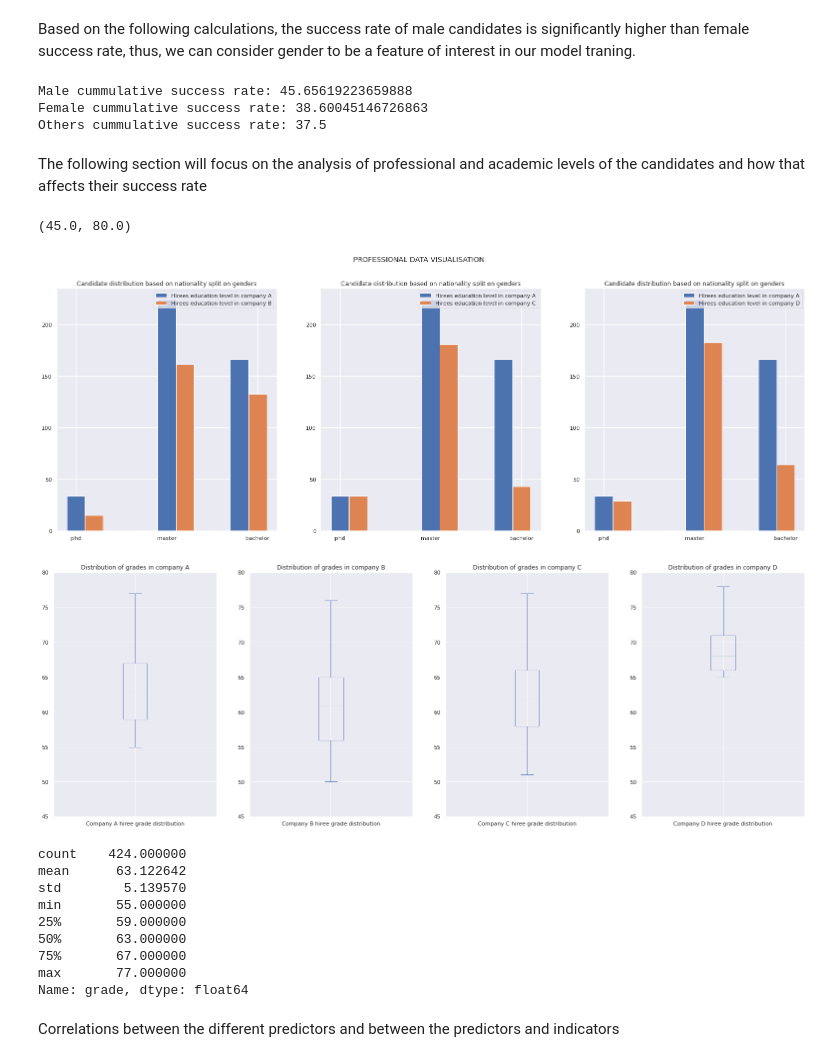
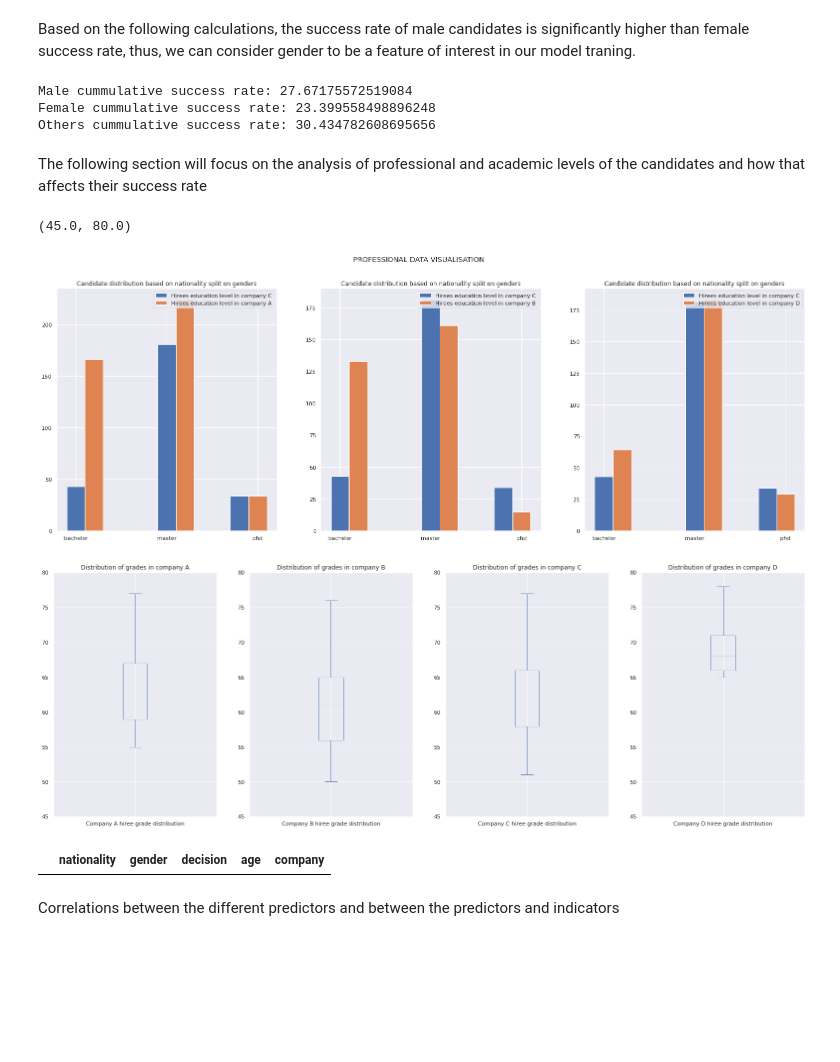
Before and after one commit to andrei-calin-dragomir/AdvisoryReportIDS, a Jupyter notebook: processing.ipynb, the cells around one changed output. Drawn from its saved outputs; the diff is of its cells as text; code cells hidden in the pictures; blank space fills up the shorter version.

```diff
--- a/processing.ipynb
+++ b/processing.ipynb
@@ -139,22 +130,22 @@ ax9.legend()
 # %% [markdown]
 Based on the following calculations, the success rate of male candidates is significantly higher than female success rate, thus, we can consider gender to be a feature of interest in our model traning.
 # %%
-maleDataFrame = demographicDataFrame.query("gender == 'male' and company == 'A'")
+maleDataFrame = demographicDataFrame.query("gender == 'male' and company == 'C'")
 maleSuccessRate = (maleDataFrame[maleDataFrame['decision']].value_counts()/ maleDataFrame['decision'].count()) * 100
 
-femaleDataFrame = demographicDataFrame.query("gender == 'female' and company == 'A'")
+femaleDataFrame = demographicDataFrame.query("gender == 'female' and company == 'C'")
 femaleSuccessRate = (femaleDataFrame[femaleDataFrame['decision']].value_counts()/ femaleDataFrame['decision'].count()) * 100
 
-otherDataFrame = demographicDataFrame.query("gender == 'other' and company == 'A'")
+otherDataFrame = demographicDataFrame.query("gender == 'other' and company == 'C'")
 otherSuccessRate = (otherDataFrame[otherDataFrame['decision']].value_counts()/ otherDataFrame['decision'].count()) * 100
 
 print("Male cummulative success rate: " + str(maleSuccessRate.sum()))
 print("Female cummulative success rate: " + str(femaleSuccessRate.sum()))
 print("Others cummulative success rate: " + str(otherSuccessRate.sum()))
 # %% [output]
-Male cummulative success rate: 45.65619223659888
-Female cummulative success rate: 38.60045146726863
-Others cummulative success rate: 37.5
+Male cummulative success rate: 27.67175572519084
+Female cummulative success rate: 23.399558498896248
+Others cummulative success rate: 30.434782608695656
 # %% [markdown]
 The following section will focus on the analysis of professional and academic levels of the candidates and how that affects their success rate
 # %%
@@ -167,61 +158,49 @@ fig.suptitle('PROFESSIONAL DATA VISUALISATION')
 fig.set_figwidth(27)
 fig.set_figheight(9)
 
-ax1.hist(professionalDataFrame.query("decision and company == 'A'")['degree'], align='left', label="Hirees education level in company A")
-ax1.hist(professionalDataFrame.query("decision and company == 'B'")['degree'], align='right', label="Hirees education level in company B")
+ax1.hist(professionalDataFrame.query("decision and company == 'C'")['degree'], align='left', label="Hirees education level in company C")
+ax1.hist(professionalDataFrame.query("decision and company == 'A'")['degree'], align='right', label="Hirees education level in company A")
 ax1.set_title("Candidate distribution based on nationality split on genders")
 ax1.legend()
 
-ax2.hist(professionalDataFrame.query("decision and company == 'A'")['degree'], align='left',label="Hirees education level in company A")
-ax2.hist(professionalDataFrame.query("decision and company == 'C'")['degree'], align='right',label="Hirees education level in company C")
+ax2.hist(professionalDataFrame.query("decision and company == 'C'")['degree'], align='left',label="Hirees education level in company C")
+ax2.hist(professionalDataFrame.query("decision and company == 'B'")['degree'], align='right',label="Hirees education level in company B")
 ax2.set_title("Candidate distribution based on nationality split on genders")
 ax2.legend()
 
-ax3.hist(professionalDataFrame.query("decision and company == 'A'")['degree'], align='left', label="Hirees education level in company A")
+ax3.hist(professionalDataFrame.query("decision and company == 'C'")['degree'], align='left', label="Hirees education level in company C")
 ax3.hist(professionalDataFrame.query("decision and company == 'D'")['degree'], align='right', label="Hirees education level in company D")
 ax3.set_title("Candidate distribution based on nationality split on genders")
 ax3.legend()
 
 fig, ((ax1, ax2, ax3, ax4)) = plt.subplots(1,4)
 fig.set_figwidth(27)
 fig.set_figheight(9)
 
 professionalDataFrame.query("decision and company == 'A'")['grade'].plot(kind='box', ax=ax1, label="Company A hiree grade distribution")
 ax1.set_title("Distribution of grades in company A")
 ax1.set_ylim(45,80)
 
 professionalDataFrame.query("decision and company == 'B'")['grade'].plot(kind='box', ax=ax2, label="Company B hiree grade distribution")
 ax2.set_title("Distribution of grades in company B")
 ax2.set_ylim(45,80)
 
 professionalDataFrame.query("decision and company == 'C'")['grade'].plot(kind='box', ax=ax3, label="Company C hiree grade distribution")
 ax3.set_title("Distribution of grades in company C")
 ax3.set_ylim(45,80)
 
 professionalDataFrame.query("decision and company == 'D'")['grade'].plot(kind='box', ax=ax4, label="Company D hiree grade distribution")
 ax4.set_title("Distribution of grades in company D")
 ax4.set_ylim(45,80)
 # %% [output]
 (45.0, 80.0)
-[figure, old version]
+[figure, new version]
 [figure]
 # %%
 #Explicit grade distribution and statistical information also shown in the first box plot above
-professionalDataFrame.query("decision and company == 'A'")['grade'].describe()
-
-#TODO How many people that have done the exact study have been hired in company A as opposed to the other companiess
-
-professionalDataFrame.query("decision and company == 'A'")['grade'].describe()
+professionalDataFrame.query("decision and company == 'C'")['grade'].describe()
 # %% [output]
-count    424.000000
-mean      63.122642
-std        5.139570
-min       55.000000
-25%       59.000000
-50%       63.000000
-75%       67.000000
-max       77.000000
-Name: grade, dtype: float64
+|  | nationality | gender | decision | age | company |
 # %% [markdown]
 Correlations between the different predictors and between the predictors and indicators
 # %%
```
Also changed, not shown: parts of 5 cells of this notebook.
